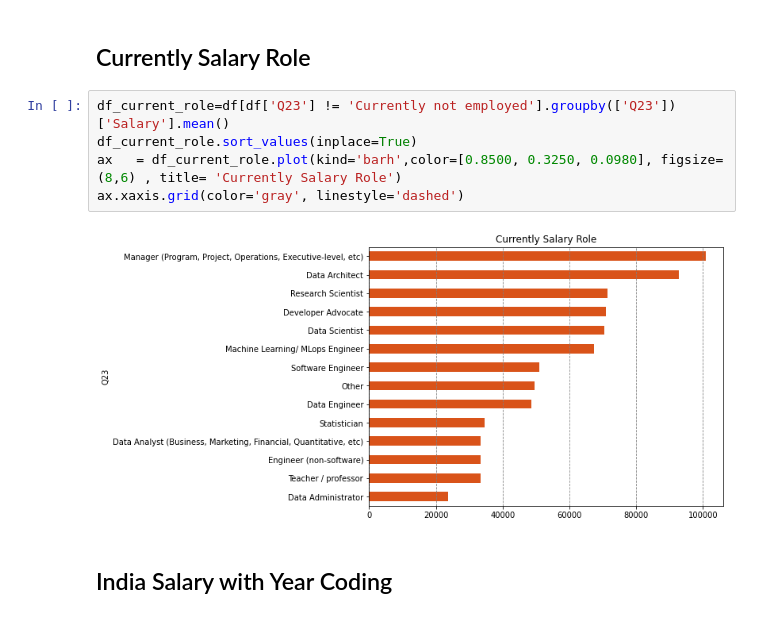
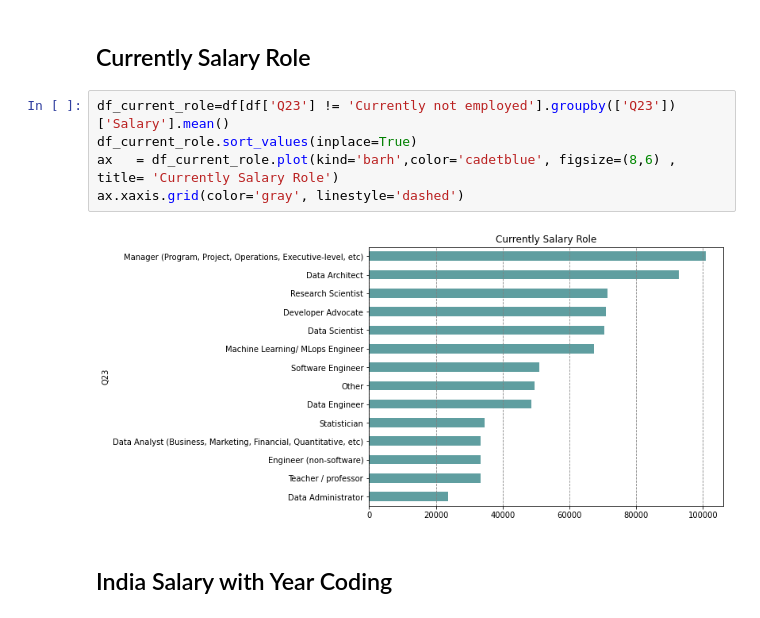
Before and after one commit to fethullahceviz/2022-Kaggle-Survey-Data-, a Jupyter notebook: kagglesurveydata.ipynb, the cells around one changed output. Drawn from its saved outputs; the diff is of its cells as text.

```diff
--- a/kagglesurveydata.ipynb
+++ b/kagglesurveydata.ipynb
@@ -365,10 +380,10 @@ data_vis_son("Q44_" ,'Who/what are your favorite media sources that report on da
 # %%
 df_current_role=df[df['Q23'] != 'Currently not employed'].groupby(['Q23'])['Salary'].mean()
 df_current_role.sort_values(inplace=True)
-ax   = df_current_role.plot(kind='barh',color=[0.8500, 0.3250, 0.0980], figsize=(8,6) , title= 'Currently Salary Role')
+ax   = df_current_role.plot(kind='barh',color='cadetblue', figsize=(8,6) , title= 'Currently Salary Role')
 ax.xaxis.grid(color='gray', linestyle='dashed')
 # %% [output]
-[figure, old version]
+[figure, new version]
 # %% [markdown]
 ## India Salary with Year Coding
 # %%
```
Also changed, not shown: parts of 6 cells of this notebook.
